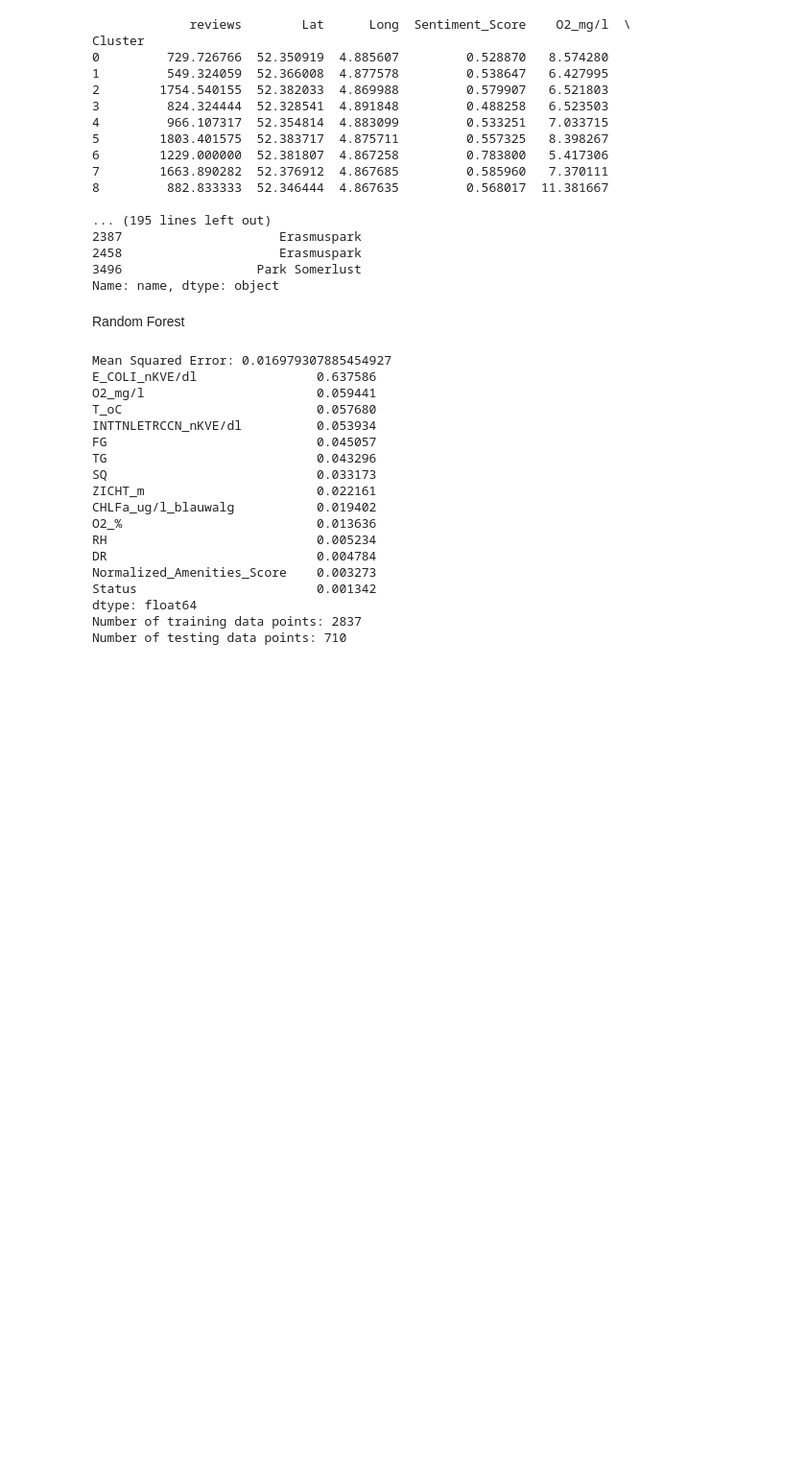
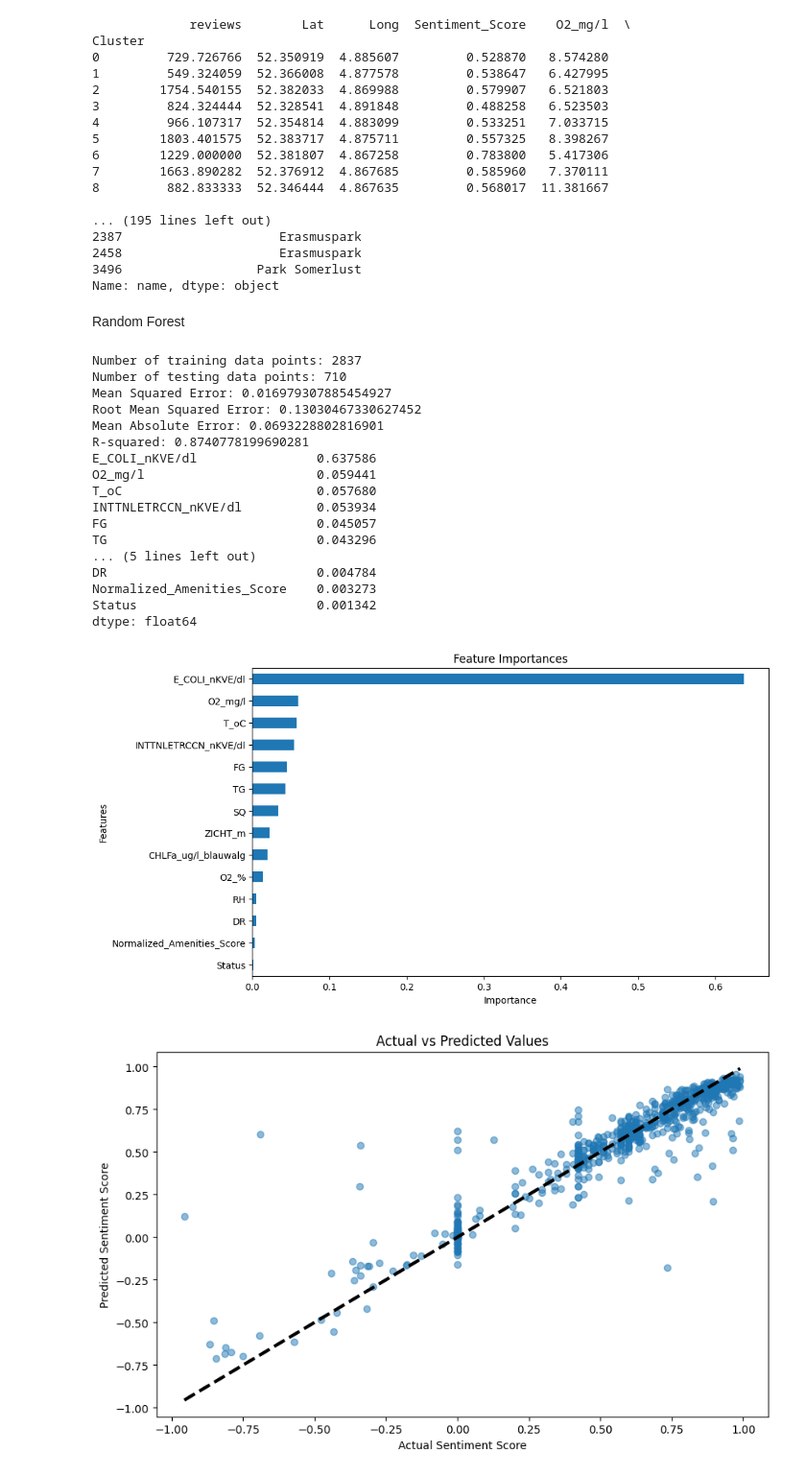
Before and after one commit to Aoyamaxx/Urban, a Jupyter notebook: fianl_data_analysis/analysis.ipynb, the cells around one changed output. Shown at 96% size. Saved outputs shown, nothing was run; the diff lists cells and outputs as text; code cells hidden in the pictures; blank space fills up the shorter version.

Commit message:
add more viz for random forest

```diff
--- a/fianl_data_analysis/analysis.ipynb
+++ b/fianl_data_analysis/analysis.ipynb
@@ -479,7 +480,7 @@ Name: name, dtype: object
 # %% [markdown]
 Random Forest
 # %%
-data = pd.read_csv('merged_data\merged_all_cleaned.csv')
+data = pd.read_csv('merged_data/merged_all_cleaned.csv')
 
 data['Status'] = data['Status'].apply(lambda x: 1 if x == 'official' else 0)
 
@@ -489,47 +490,75 @@ data_numeric = data.drop(columns=['Status', 'reviews', 'Lat', 'Long', 'Amenities
 data_imputed = pd.DataFrame(iterative_imputer.fit_transform(data_numeric), columns=data_numeric.columns)
 
 data_imputed['Status'] = data['Status'].reset_index(drop=True)
+
+data_imputed.to_csv('imputed_data/random_forest_imputed_data.csv', index=False)
+
 data = data_imputed
 # %%
 X = data.drop(['Sentiment_Score'], axis=1)
 y = data['Sentiment_Score']
 
 # Splitting data
 X_train, X_test, y_train, y_test = train_test_split(X, y, test_size=0.2, random_state=42)
 
 # Training
 rf_model = RandomForestRegressor(n_estimators=100, random_state=42)
 rf_model.fit(X_train, y_train)
 
 # Making predictions and evaluating the model
 predictions = rf_model.predict(X_test)
+
 mse = mean_squared_error(y_test, predictions)
-print(f"Mean Squared Error: {mse}")
-
-# Evaluating feature importances
-feature_importances = pd.Series(rf_model.feature_importances_, index=X.columns)
-print(feature_importances.sort_values(ascending=False))
-
-feature_importances.sort_values(ascending=False).to_csv('feature_importances.csv')
+rmse = np.sqrt(mse)
+mae = mean_absolute_error(y_test, predictions)
+r2 = r2_score(y_test, predictions)
 
 print(f"Number of training data points: {len(X_train)}")
 print(f"Number of testing data points: {len(X_test)}")
+
+print(f"Mean Squared Error: {mse}")
+print(f"Root Mean Squared Error: {rmse}")
+print(f"Mean Absolute Error: {mae}")
+print(f"R-squared: {r2}")
+
+# Feature importances
+feature_importances = pd.Series(rf_model.feature_importances_, index=X.columns)
+print(feature_importances.sort_values(ascending=False))
+feature_importances.sort_values(ascending=False).to_csv('feature_importances.csv')
+
+# Feature importances
+plt.figure(figsize=(10, 6))
+feature_importances.sort_values().plot(kind='barh')
+plt.title('Feature Importances')
+plt.xlabel('Importance')
+plt.ylabel('Features')
+plt.show()
+
+# Actual vs predicted values
+plt.figure(figsize=(10, 6))
+plt.scatter(y_test, predictions, alpha=0.5)
+plt.title('Actual vs Predicted Values')
+plt.xlabel('Actual Sentiment Score')
+plt.ylabel('Predicted Sentiment Score')
+plt.plot([y_test.min(), y_test.max()], [y_test.min(), y_test.max()], 'k--', lw=3)
+plt.show()
 # %% [output]
+Number of training data points: 2837
+Number of testing data points: 710
 Mean Squared Error: 0.016979307885454927
+Root Mean Squared Error: 0.13030467330627452
+Mean Absolute Error: 0.0693228802816901
+R-squared: 0.8740778199690281
 E_COLI_nKVE/dl                0.637586
 O2_mg/l                       0.059441
 T_oC                          0.057680
 INTTNLETRCCN_nKVE/dl          0.053934
 FG                            0.045057
 TG                            0.043296
-SQ                            0.033173
-ZICHT_m                       0.022161
-CHLFa_ug/l_blauwalg           0.019402
-O2_%                          0.013636
-RH                            0.005234
+... (5 lines left out)
 DR                            0.004784
 Normalized_Amenities_Score    0.003273
 Status                        0.001342
 dtype: float64
-Number of training data points: 2837
-Number of testing data points: 710
+[figure, added]
+[figure, added]
```
Also changed, not shown: parts of 3 cells of this notebook, 4 other files.
